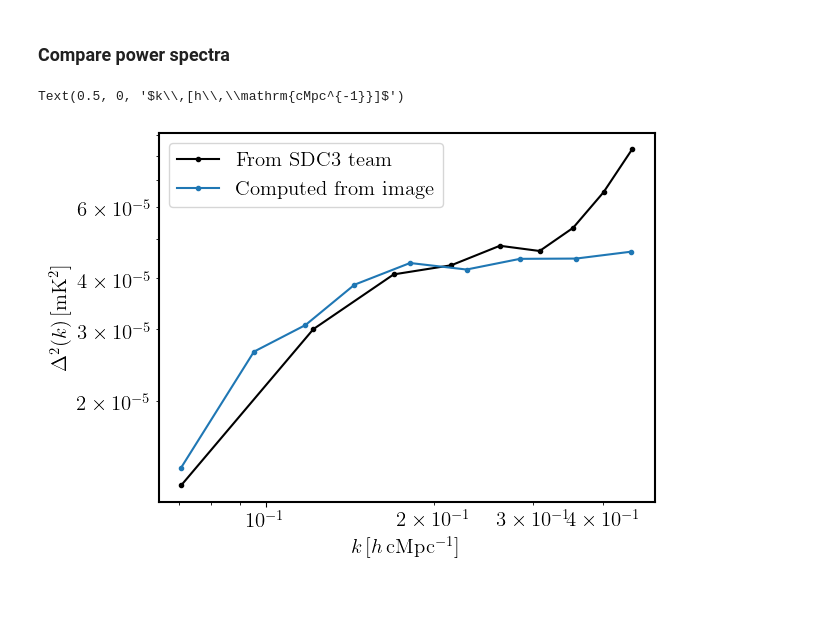
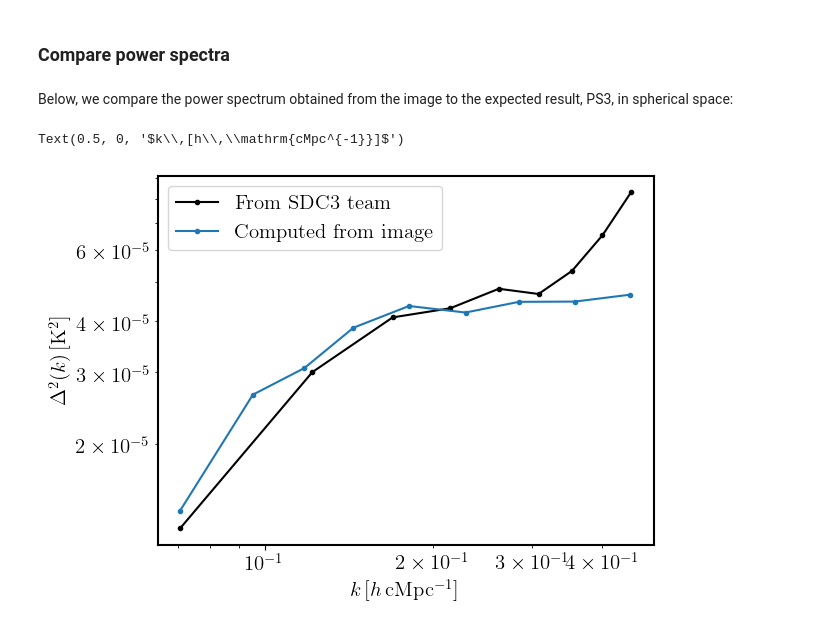
Before and after one commit to guotsuan/science-testcases-srcnetv01, a Jupyter notebook: SWF-008-T1/test_swf008_v0.ipynb, the cells around one changed output. Drawn from its saved outputs; the diff is of its cells as text; code cells hidden in the pictures; blank space fills up the shorter version.

Commit message:
SWF008: Added comments to notebook with download links

```diff
--- a/SWF-008-T1/test_swf008_v0.ipynb
+++ b/SWF-008-T1/test_swf008_v0.ipynb
@@ -364,5 +378,20 @@ Only keep part of file that has this limited spectral window
 # %%
 def reduce_file(filename, spw_range):
+    """
+    Method to select given frequency channels in FITS file.
+
+    Parameters
+    ----------
+        filename: str
+            Path to the FITS files containing the image data (3D).
+            Should have units (astropy.units).
+        spw_range: array of floats
+            List of frequencies to extract from dataset.
+
+    Returns
+    ------
+        hdu
+    """
     nf = spw_range.size
     hdu = fits.open(filename)
     nfreqs = hdu[0].header['NAXIS3']
@@ -386,27 +415,31 @@ weighting = 'msn'
 # PSF
 reduced_psf_file = f'TestDataset.{weighting}_psf_reduced.fits'
 if os.path.exists(reduced_psf_file):
+    # If the reduced file exist, make sure it contains the appropriate frequencies.
     hdu = fits.open(reduced_psf_file)
     du = abs(hdu[0].header['CDELT1'])
     assert hdu[0].data.shape[0] == spw_range.size
     hdu.close()
 else:
-    psffolder = './' # location of the psf file downloaded from SKA SDC3 drive
-    psffile = f'{psffolder}TestDataset.{weighting}_psf.fits'
+    # Else, load full PSF file and reduce
+    psffile = f'{datafolder}TestDataset.{weighting}_psf.fits'
     hdu = reduce_file(psffile, spw_range)
     du = abs(hdu[0].header['CDELT1'])
     npix = hdu[0].data.shape[1]
+    # Save to new file
     hdu.writeto(reduced_psf_file, overwrite=True)
     hdu.close()
 
 # IMAGE
 reduced_image_file = f'IM1.{weighting}_image_reduced.fits'
 if os.path.exists(reduced_image_file):
+    # If the reduced file exist, make sure it contains the appropriate frequencies.
     hdu = fits.open(reduced_image_file)
     assert hdu[0].data.shape[0] == spw_range.size
     hdu.close()
 else:
-    imagefile = f'IM1.{weighting}_image.fits' # location of the image file downloaded from SKA SDC3 drive
+    # Else, load full image file and reduce.
+    imagefile = f'{datafolder}IM1.{weighting}_image.fits' # location of the image file downloaded from SKA SDC3 drive
     hdu = reduce_file(imagefile, spw_range)
     hdu.writeto(reduced_image_file, overwrite=True)
 hdu.close()
@@ -445,11 +474,13 @@ Reference power spectrum, given by SDC3b team as the power spectrum  of IM1 abov
 # %%
-datafile = datafolder+f'Pk_PS3_{spw_range[0].to(units.MHz).value:.1f}_{spw_range[-1].to(units.MHz).value:.1f}.txt'
+# load PS3 from file
+datafile = f'{datafolder}Pk_PS3_{spw_range[0].to(units.MHz).value:.1f}_{spw_range[-1].to(units.MHz).value:.1f}.txt'
+# specify units
 pspec_2d_from_file = np.loadtxt(datafile) * units.K**2 * units.Mpc**3 / cunits.littleh**3
-# pspec_2d_from_file = pspec_2d_from_file.to(units.mK**2 * units.Mpc**3, cunits.with_H0(cos.H0)).value
+# plot results
 plot_ps2d(
         pspec_2d_from_file,
         kperp_bins, kpara_bins,
         cmap='Spectral_r', norm=colors.LogNorm(),
-        label=r'$P(k_\perp, k_\parallel)\, [\mathrm{mK}^2 h^{-3} \mathrm{Mpc}^3]$'
+        label=r'$P(k_\perp, k_\parallel)\, [\mathrm{K}^2 h^{-3} \mathrm{Mpc}^3]$'
 )
 # %% [output]
@@ -498,4 +519,6 @@ ax = plt.gca()
 [figure]
 # %% [markdown]
 ### Compare power spectra
+# %% [markdown]
+Below, we compare the power spectrum obtained from the image to the expected result, PS3, in spherical space:
 # %%
@@ -503,10 +527,10 @@ w_kbins, pspec_1d_from_file = cyl_to_sph(pspec_2d_from_file.value, kperp_bins, k
 # %%
 plt.figure()
 plt.loglog(w_kbins, w_kbins**3 * pspec_1d_from_file / 2./ np.pi**2, color='k', label='From SDC3 team', marker='.')
 plt.loglog(ps3d.k_mean, ps3d.data, label='Computed from image', marker='.')
 plt.legend()
-plt.ylabel(r'$\Delta^2 (k)\,[\mathrm{mK}^2]$')
+plt.ylabel(r'$\Delta^2 (k)\,[\mathrm{K}^2]$')
 plt.xlabel(r'$k\,[h\,\mathrm{cMpc^{-1}}]$')
 # %% [output]
 Text(0.5, 0, '$k\\,[h\\,\\mathrm{cMpc^{-1}}]$')
-[figure, old version]
+[figure, new version]
```
Also changed, not shown: parts of 26 cells of this notebook.
